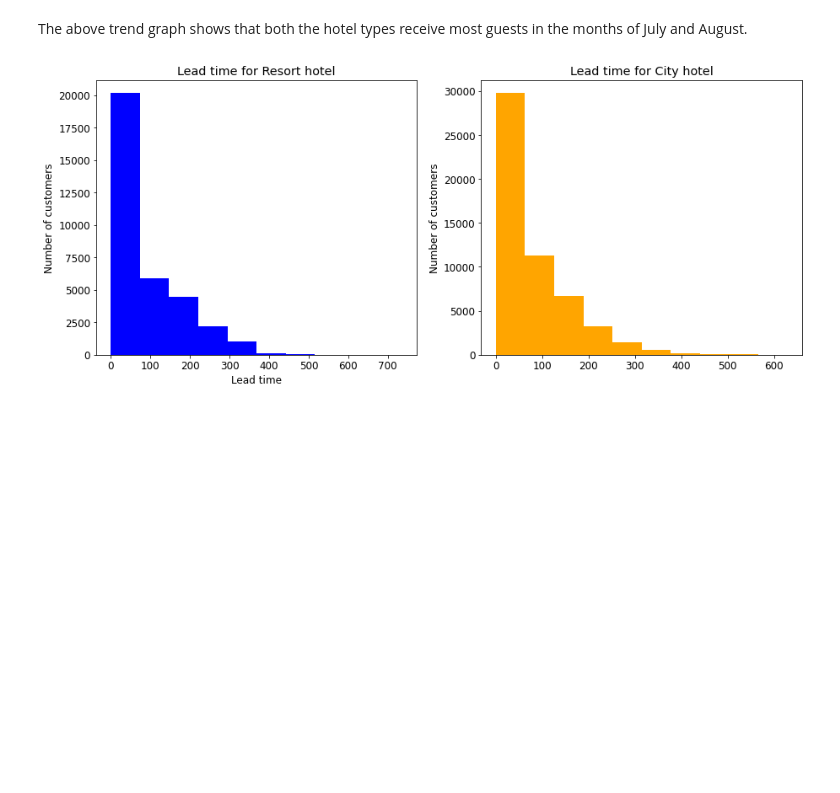
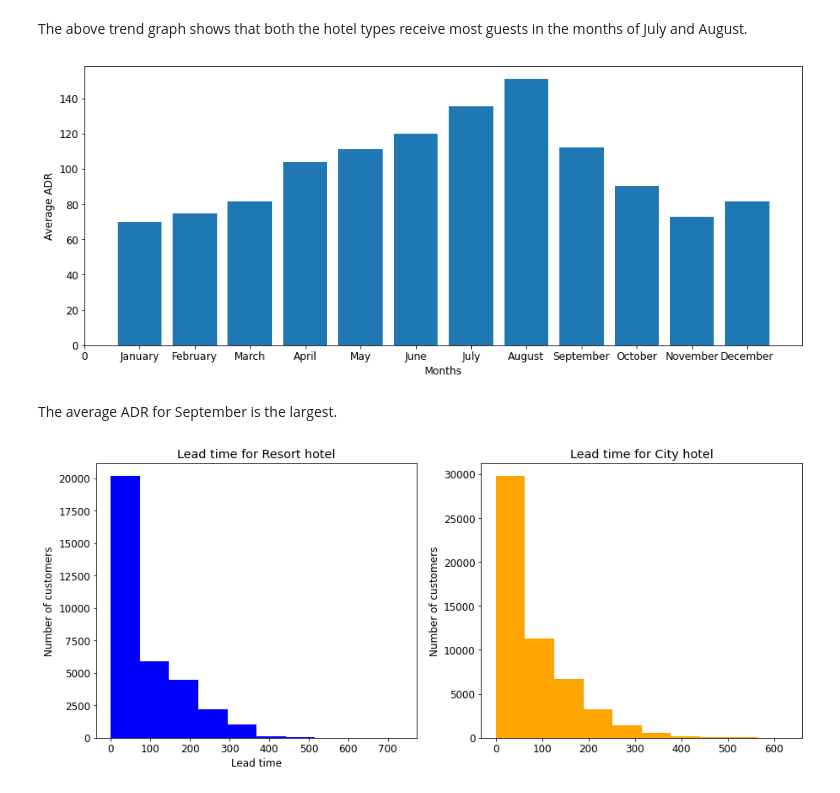
Before and after one commit to jatinsharma16/Capstone-Project-EDA, a Jupyter notebook: Hotel_Booking_Analysis_Capstone_Project.ipynb, the cells around one changed output. Drawn from its saved outputs; the diff is of its cells as text; code cells hidden in the pictures; blank space fills up the shorter version.

```diff
--- a/Hotel_Booking_Analysis_Capstone_Project.ipynb
+++ b/Hotel_Booking_Analysis_Capstone_Project.ipynb
@@ -458,6 +470,22 @@ plt.show()
 [figure]
 # %% [markdown]
 The above trend graph shows that both the hotel types receive most guests in the months of July and August.
+# %%
+df_adr_mon = df.groupby('arrival_date_month')['adr'].mean().reset_index()
+for i in range(len(df_adr_mon['arrival_date_month'])):
+  df_adr_mon.iloc[i,0] = month_number(df_adr_mon.iloc[i,0])
+df_adr_mon = df_adr_mon.sort_values('arrival_date_month')
+plt.figure(figsize=(15, 6))
+plt.bar(x = 'arrival_date_month', height='adr', data=df_adr_mon)
+plt.xlabel('Months')
+plt.ylabel('Average ADR')
+x_ticks = ['0', 'January', 'February', 'March', 'April', 'May', 'June', 'July', 'August', 'September', 'October', 'November', 'December']
+plt.xticks(range(len(x_ticks)), x_ticks )
+plt.show()
+# %% [output]
+[figure, added]
+# %% [markdown]
+The average ADR for September is the largest.
 # %%
 df_lead_time_resort = df.loc[df['hotel'] == 'Resort Hotel', ['lead_time']]
 df_lead_time_city = df.loc[df['hotel'] == 'City Hotel', ['lead_time']]
```
Also changed, not shown: parts of 29 cells of this notebook.
